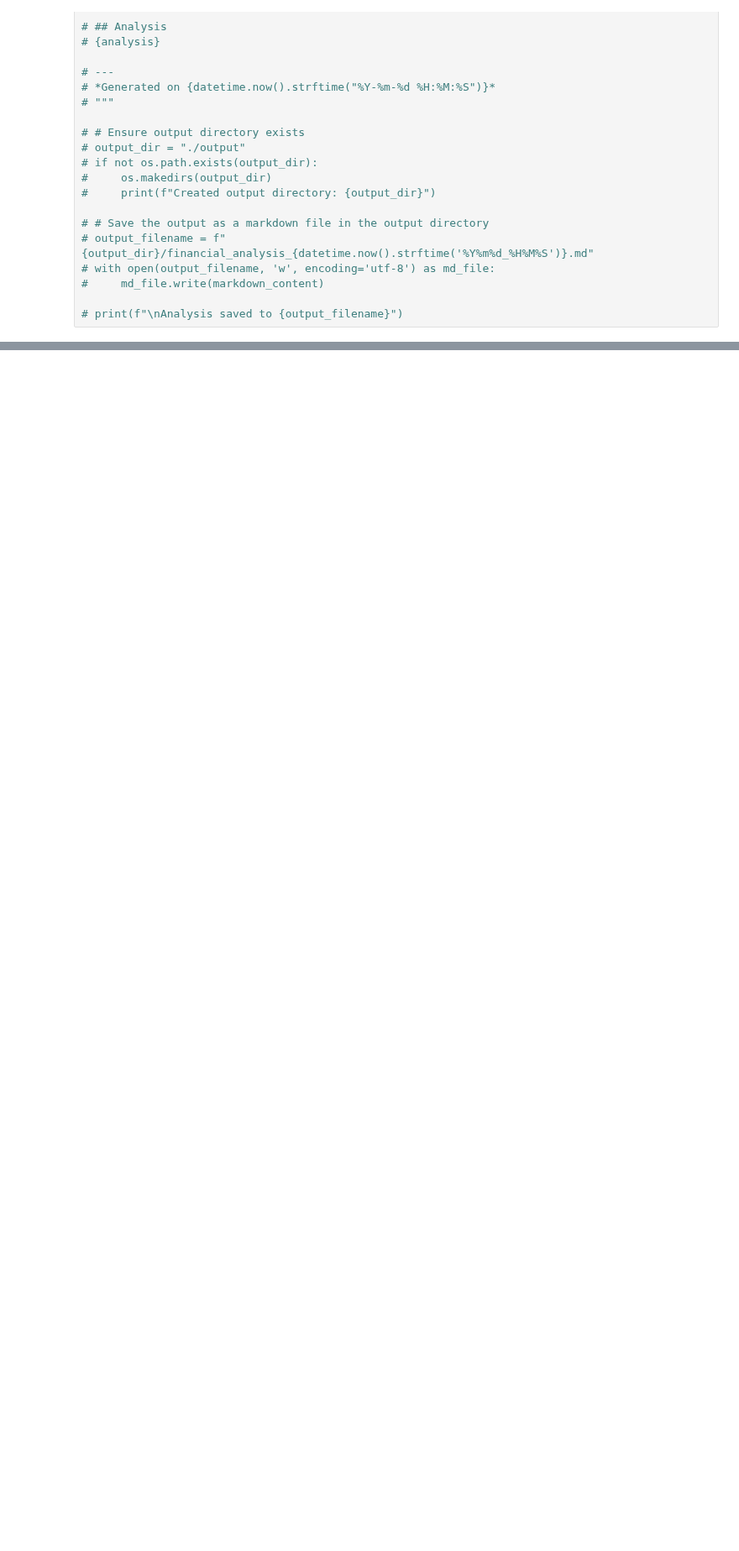
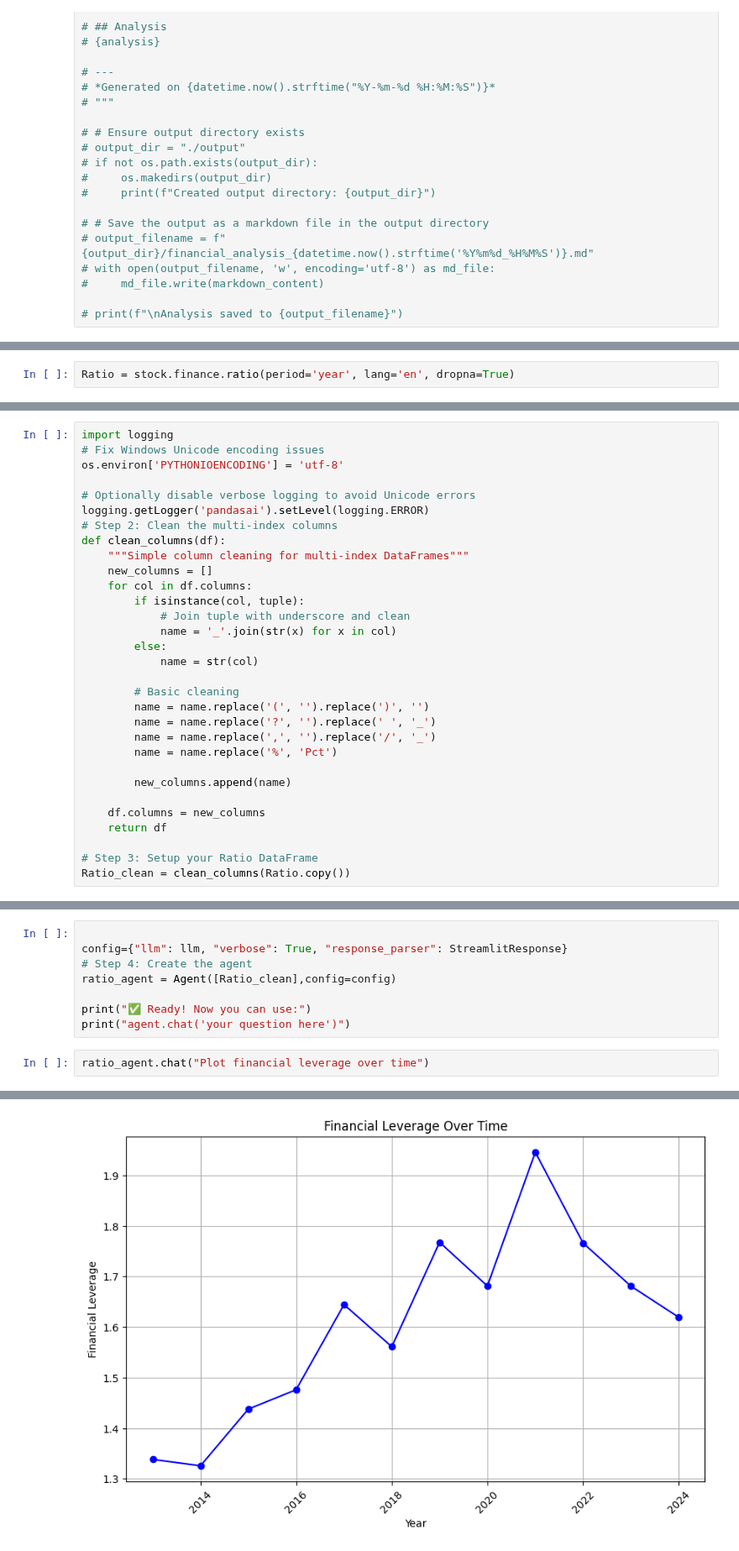
Before and after one commit to gahoccode/Jupyter, a Jupyter notebook: ai.ipynb, the cells around one changed output, grey strips where cells are left out. Shown at 84% size. Drawn from its saved outputs; the diff is of its cells as text; blank space fills up the shorter version.

```diff
--- a/ai.ipynb
+++ b/ai.ipynb
@@ -234,0 +285,2 @@ print(response)
+# %%
+Ratio = stock.finance.ratio(period='year', lang='en', dropna=True)
@@ -234,0 +289,31 @@ print(response)
+# %%
+import logging
+# Fix Windows Unicode encoding issues
+os.environ['PYTHONIOENCODING'] = 'utf-8'
+
+# Optionally disable verbose logging to avoid Unicode errors
+logging.getLogger('pandasai').setLevel(logging.ERROR)
+# Step 2: Clean the multi-index columns
+def clean_columns(df):
+    """Simple column cleaning for multi-index DataFrames"""
+    new_columns = []
+    for col in df.columns:
+        if isinstance(col, tuple):
+            # Join tuple with underscore and clean
+            name = '_'.join(str(x) for x in col)
+        else:
+            name = str(col)
+
+        # Basic cleaning
+        name = name.replace('(', '').replace(')', '')
+        name = name.replace('?', '').replace(' ', '_')
+        name = name.replace(',', '').replace('/', '_')
+        name = name.replace('%', 'Pct')
+
+        new_columns.append(name)
+
+    df.columns = new_columns
+    return df
+
+# Step 3: Setup your Ratio DataFrame
+Ratio_clean = clean_columns(Ratio.copy())
@@ -234,0 +325,11 @@ print(response)
+# %%
+
+config={"llm": llm, "verbose": True, "response_parser": StreamlitResponse}
+# Step 4: Create the agent
+ratio_agent = Agent([Ratio_clean],config=config)
+
+print("✅ Ready! Now you can use:")
+print("agent.chat('your question here')")
+# %%
+ratio_agent.chat("Plot financial leverage over time")
+# %% [output]
@@ -234,0 +354 @@ print(response)
+[figure, added]
```
Also changed, not shown: parts of 13 cells of this notebook, 1 other file.
